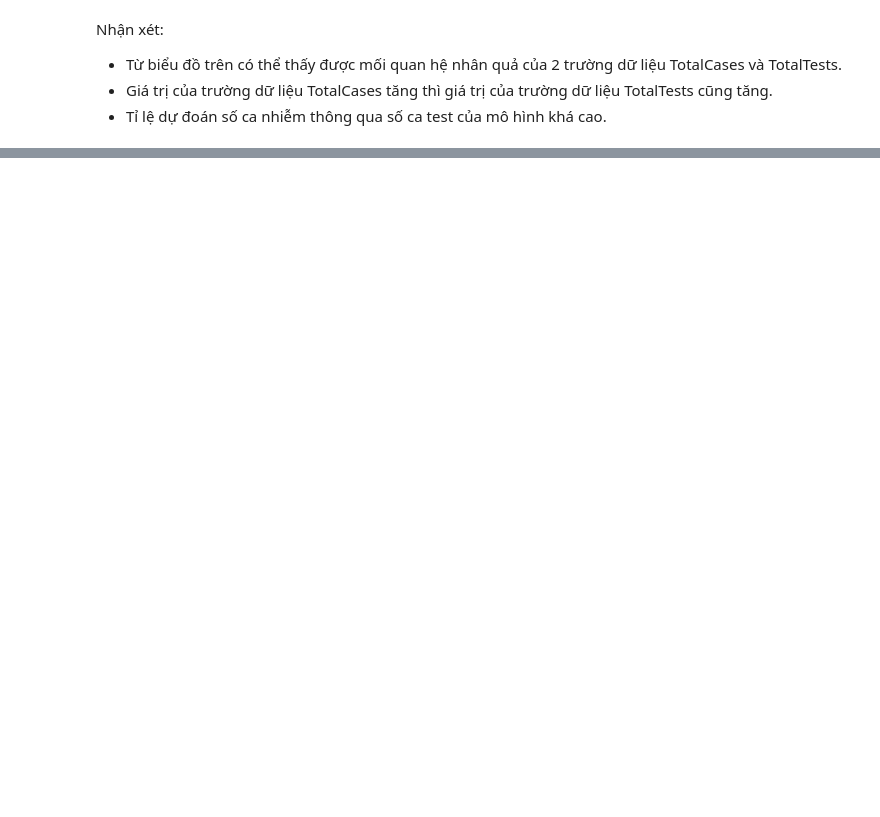
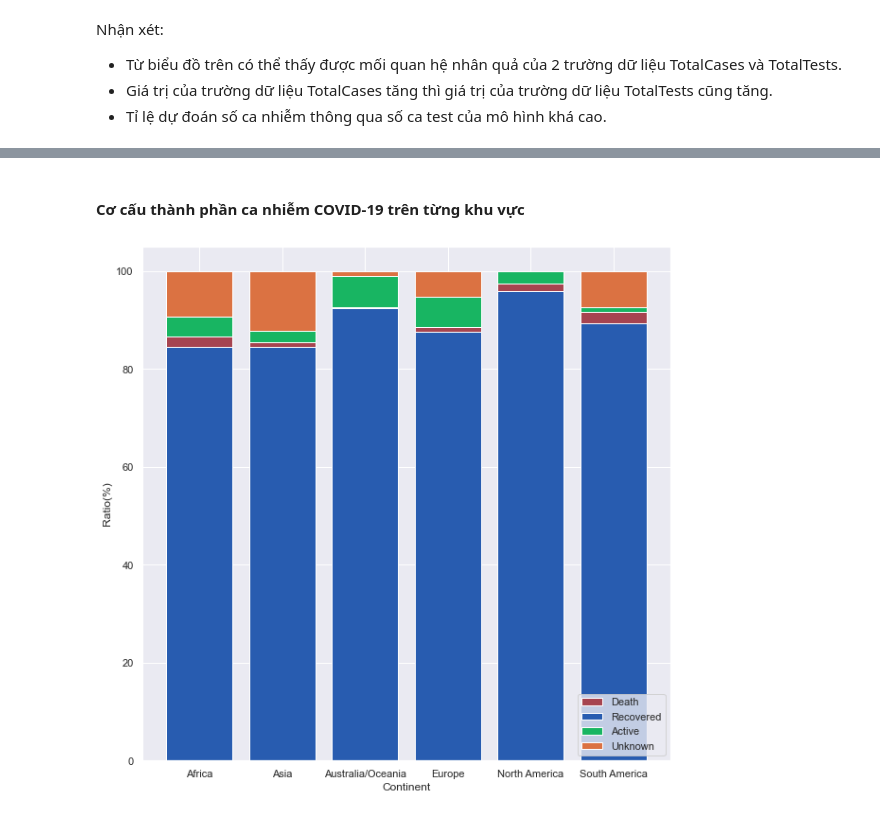
Before and after one commit to Nanashi0it/Lab01_DataRelationship, a Jupyter notebook: Analysis_Visualization.ipynb, the cells around one changed output, grey strips where cells are left out. Saved outputs shown, nothing was run; the diff lists cells and outputs as text; code cells hidden in the pictures; blank space fills up the shorter version.

```diff
--- a/Analysis_Visualization.ipynb
+++ b/Analysis_Visualization.ipynb
@@ -226,0 +303,21 @@ Nhận xét:
+# %% [markdown]
+#### Cơ cấu thành phần ca nhiễm COVID-19 trên từng khu vực
+# %%
+# TotalDeaths + TotalRecovered + ActiveCases = TotalCases
+colors = ["#a64450", "#285cb0", '#18b562', '#db7242']
+death_ratio = (area_analysis_groupby_df['TotalDeaths'] / area_analysis_groupby_df['TotalCases']) * 100.0
+recovered_ratio = (area_analysis_groupby_df['TotalRecovered'] / area_analysis_groupby_df['TotalCases']) * 100.0
+active_cases_ratio = (area_analysis_groupby_df['ActiveCases'] / area_analysis_groupby_df['TotalCases']) * 100.0
+unknown_ratio = 100.0 - (death_ratio + recovered_ratio + active_cases_ratio)
+
+fig, axes = plt.subplots(1, 1, figsize= (10, 10))
+axes.bar(x= labels, height= death_ratio["sum"], bottom= recovered_ratio["sum"], label = 'Death', color= colors[0])
+axes.bar(x= labels, height= recovered_ratio["sum"], label = 'Recovered', color= colors[1])
+axes.bar(x= labels, height= active_cases_ratio["sum"], bottom= recovered_ratio["sum"] + death_ratio["sum"], label = 'Active', color= colors[2])
+axes.bar(x= labels, height= unknown_ratio["sum"], bottom= recovered_ratio["sum"] + death_ratio["sum"] + active_cases_ratio["sum"], label = 'Unknown', color= colors[3])
+plt.xlabel('Continent')
+plt.ylabel('Ratio(%)')
+plt.legend(loc= 4)
+plt.show()
+# %% [output]
+[figure, added]
```
Also changed, not shown: parts of 19 cells of this notebook.
